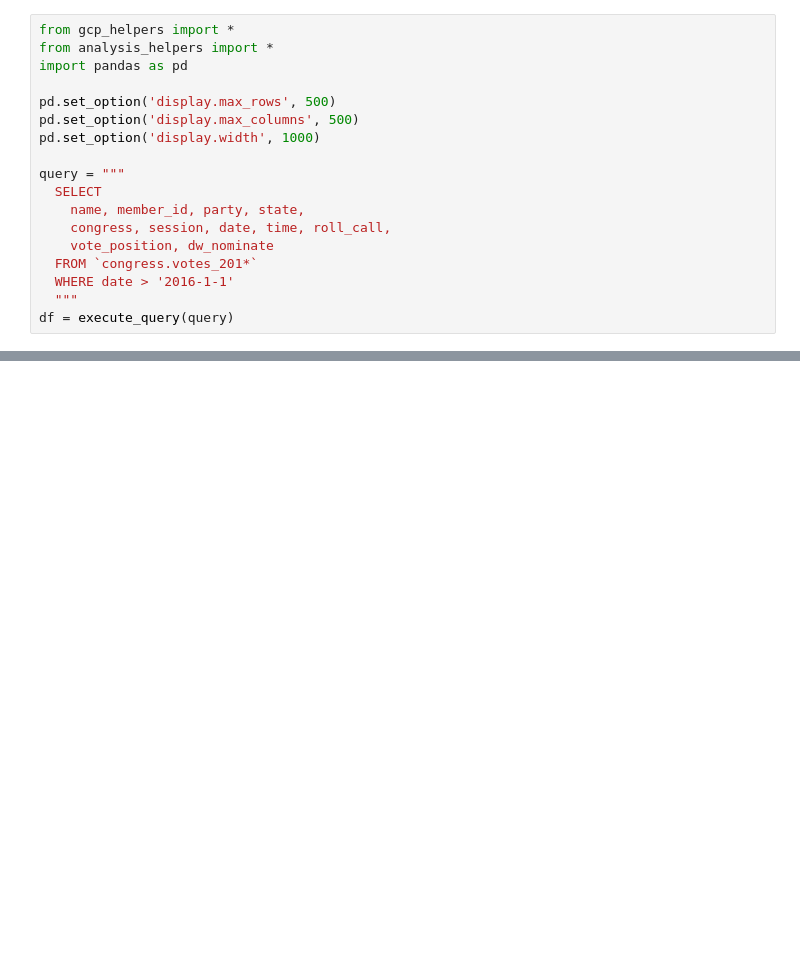
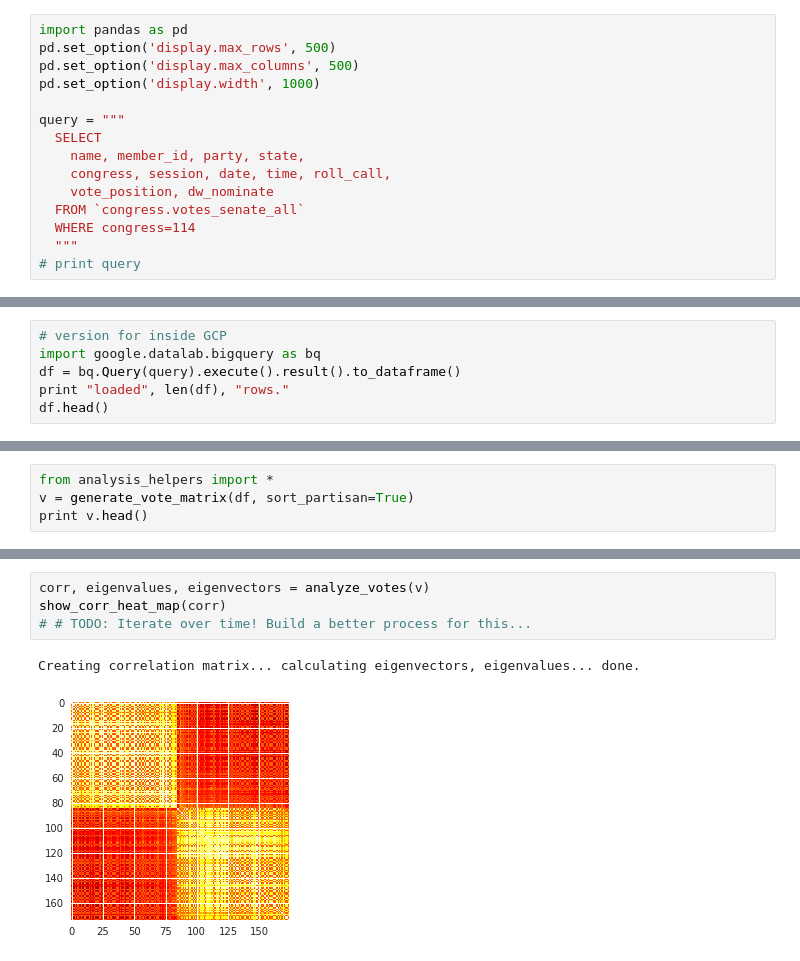
Before and after one commit to trevorgdobson/colab, a Jupyter notebook: congress/datalab_test.ipynb, the cells around one changed output, grey strips where cells are left out. Drawn from its saved outputs; the diff is of its cells as text; blank space fills up the shorter version.

Commit message:
New datalab scratch test.

```diff
--- a/congress/datalab_test.ipynb
+++ b/congress/datalab_test.ipynb
@@ -11,8 +1,5 @@ ImportError: cannot import name make_exception
 # %%
-from gcp_helpers import *
-from analysis_helpers import *
 import pandas as pd
-
 pd.set_option('display.max_rows', 500)
 pd.set_option('display.max_columns', 500)
 pd.set_option('display.width', 1000)
@@ -22,7 +9,7 @@ query = """
     name, member_id, party, state,
     congress, session, date, time, roll_call,
     vote_position, dw_nominate
-  FROM `congress.votes_201*`
-  WHERE date > '2016-1-1'
+  FROM `congress.votes_senate_all`
+  WHERE congress=114
   """
-df = execute_query(query)
+# print query
@@ -30,0 +21,6 @@ ImportError: cannot import name make_exception
+# %%
+# version for inside GCP
+import google.datalab.bigquery as bq
+df = bq.Query(query).execute().result().to_dataframe()
+print "loaded", len(df), "rows."
+df.head()
@@ -30,0 +34,4 @@ ImportError: cannot import name make_exception
+# %%
+from analysis_helpers import *
+v = generate_vote_matrix(df, sort_partisan=True)
+print v.head()
@@ -30,0 +56,7 @@ ImportError: cannot import name make_exception
+# %%
+corr, eigenvalues, eigenvectors = analyze_votes(v)
+show_corr_heat_map(corr)
+# # TODO: Iterate over time! Build a better process for this...
+# %% [output]
+Creating correlation matrix... calculating eigenvectors, eigenvalues... done.
+[figure, added]
```
Also changed, not shown: parts of 7 cells of this notebook.
